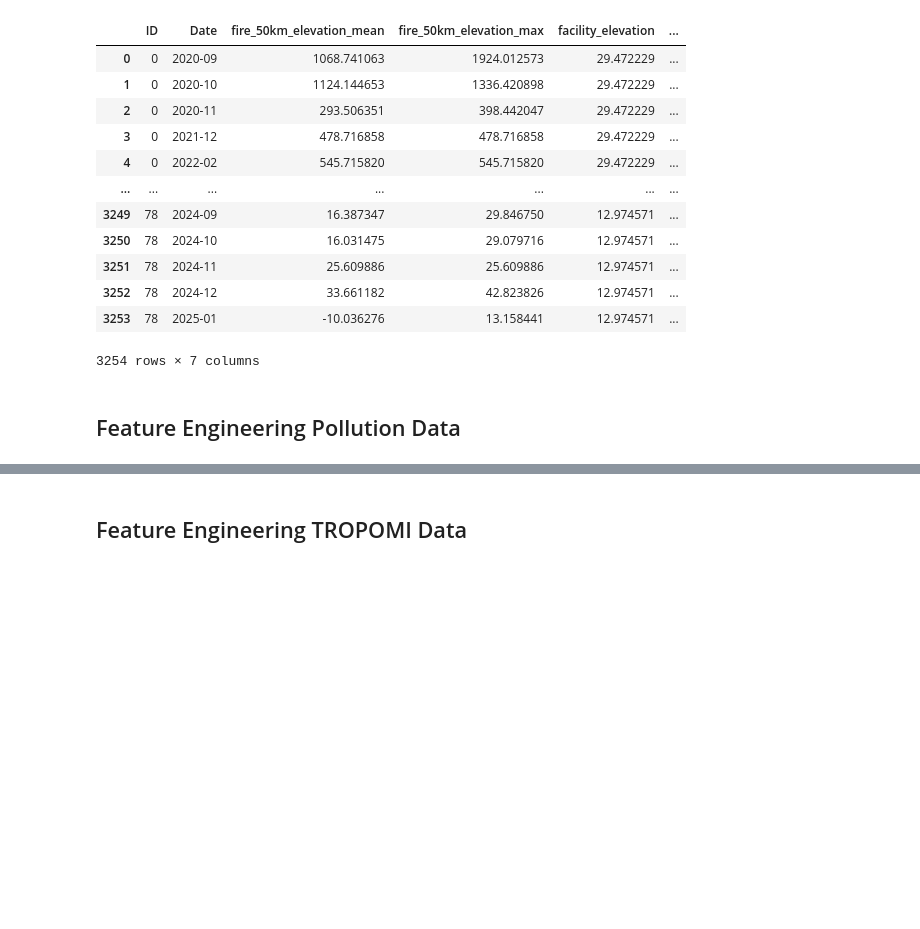
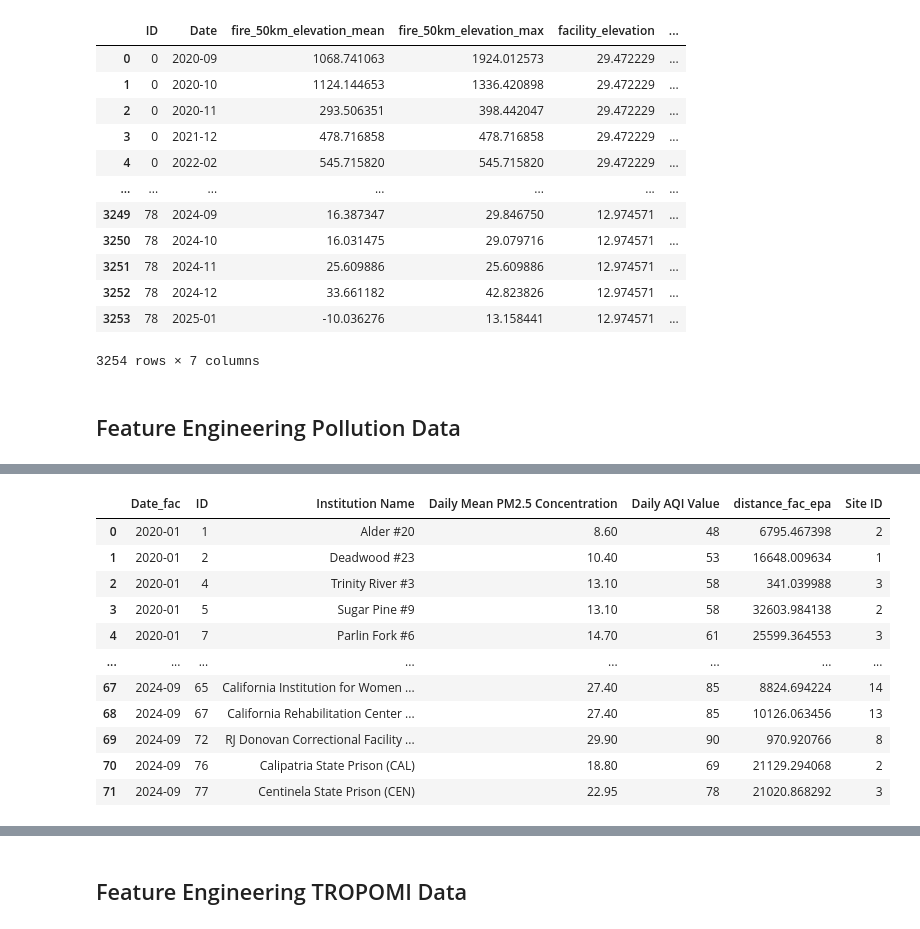
Before and after one commit to allisonsibrian/ca-wildfire-pollution-prison-project, a Jupyter notebook: ca_wildfire_feature_engineering.ipynb, the cells around one changed output, grey strips where cells are left out. Drawn from its saved outputs; the diff is of its cells as text; code cells hidden in the pictures; blank space fills up the shorter version.

Commit message:
finishing up epa feature engineeering, need to rename agg columns before moving to purpleair feature eng

```diff
--- a/ca_wildfire_feature_engineering.ipynb
+++ b/ca_wildfire_feature_engineering.ipynb
@@ -52,6 +58,9 @@ nasa_firms_path = directory_path.joinpath("data/fire_archive_SV-C2_705647.csv")
 
 # NASA FIRMS DEM data path:
 nasa_firms_dem_path = directory_path.joinpath("data/NASA_Fire_Elevations_Final.csv")
+
+# EPA daily PM2.5 path:
+epa_daily_pm_summaries_path = directory_path.joinpath("data/epa_pm_daily_summaries_2020_2025")
 # %% [markdown]
 ## Feature Engineering Wildfire Data
 # %% [markdown]
@@ -375,0 +387,79 @@ elevation_features
+# %%
+# Concatenating EPA Daily PM2.5 Summaries from 2020-2025 into one dataframe.
+
+epa_summaries_list = []
+def extract_epa_pm_data(path):
+    for i in range(6):
+        epa_yearly_summary_file = epa_daily_pm_summaries_path.joinpath(f"daily_pm_202{i}_data.csv")
+        epa_yearly_df = pd.read_csv(epa_yearly_summary_file)
+
+        if not epa_yearly_df.empty:
+            epa_summaries_list.append(epa_yearly_df)
+        else:
+            print(f"Could not find EPA Yearly Summary File for Year: 202{i}")
+    result = pd.concat(epa_summaries_list)
+    return result
+
+epa_daily_pm_california = extract_epa_pm_data(epa_daily_pm_summaries_path)
+epa_cal_filtered = epa_daily_pm_california[['Date', 'Site ID', 'POC', 'Daily Mean PM2.5 Concentration',
+                                            'Daily AQI Value', 'Site Latitude', 'Site Longitude']]
+
+# Group data to collapse POCs
+epa_cal_grouped = epa_cal_filtered.groupby(['Site ID', 'Date']).agg({
+    'Daily Mean PM2.5 Concentration': 'mean',
+    'Daily AQI Value': 'max',
+    'Site Latitude': 'first',
+    'Site Longitude': 'first'
+}).reset_index()
+
+# Utilize grouped data to find distance from facilities
+epa_fac = final_facilities_data.copy()
+
+# Converting epa df into a GeoDataFrame
+epa_cal_grouped = epa_cal_grouped.rename(columns={
+    'Site Latitude': 'Latitude',
+    'Site Longitude': 'Longitude'
+})
+
+epa_cal_grouped_gdf = gpd.GeoDataFrame(
+    epa_cal_grouped, geometry=gpd.points_from_xy(epa_cal_grouped.Longitude, epa_cal_grouped.Latitude), crs="EPSG:4326"
+)
+epa_cal_grouped_gdf = epa_cal_grouped_gdf.to_crs(epsg=3310)
+
+# Simplifying and dropping duplicates for facilities and EPA Monitor Sites
+epa_single_fac = epa_fac.drop_duplicates(subset=['Institution Name', 'ID'])
+epa_single_cal = epa_cal_grouped_gdf.drop_duplicates(subset=['Site ID'])
+
+merged_cross_epa_fac = pd.merge(epa_single_fac, epa_single_cal, how='cross', suffixes=('_fac', '_epa'))
+merged_cross_epa_fac['distance_fac_epa'] = merged_cross_epa_fac['Geometry'].distance(merged_cross_epa_fac['geometry'])
+
+# Filter for monitor distance that is < 50km away from facilities
+merged_distance_epa_fac = merged_cross_epa_fac[merged_cross_epa_fac['distance_fac_epa'] <=  50000]
+
+# Noting missing facilities without any monitors 50km away from them
+original_fac_ids = set(epa_fac['ID'].unique())
+epa_ids = set(merged_distance_epa_fac['ID'].unique())
+# missing_ids =
+
+# Aggregate EPA PM2.5 and facilities data
+epa_fac_agg_df = merged_distance_epa_fac.groupby(['Date_fac', 'ID', 'Institution Name']).agg({
+    'Daily Mean PM2.5 Concentration': 'max',
+    'Daily AQI Value': 'max',
+    'distance_fac_epa': 'min',
+    'Site ID': 'count'
+}).reset_index()
+
+epa_fac_agg_df
+# %% [output]
+|  | Date_fac | ID | Institution Name | Daily Mean PM2.5 Concentration | Daily AQI Value | distance_fac_epa | Site ID |
+| 0 | 2020-01 | 1 | Alder #20 | 8.60 | 48 | 6795.467398 | 2 |
+| 1 | 2020-01 | 2 | Deadwood #23 | 10.40 | 53 | 16648.009634 | 1 |
+| 2 | 2020-01 | 4 | Trinity River #3 | 13.10 | 58 | 341.039988 | 3 |
+| 3 | 2020-01 | 5 | Sugar Pine #9 | 13.10 | 58 | 32603.984138 | 2 |
+| 4 | 2020-01 | 7 | Parlin Fork #6 | 14.70 | 61 | 25599.364553 | 3 |
+| ... | ... | ... | ... | ... | ... | ... | ... |
+| 67 | 2024-09 | 65 | California Institution for Women ... | 27.40 | 85 | 8824.694224 | 14 |
+| 68 | 2024-09 | 67 | California Rehabilitation Center ... | 27.40 | 85 | 10126.063456 | 13 |
+| 69 | 2024-09 | 72 | RJ Donovan Correctional Facility ... | 29.90 | 90 | 970.920766 | 8 |
+| 70 | 2024-09 | 76 | Calipatria State Prison (CAL) | 18.80 | 69 | 21129.294068 | 2 |
+| 71 | 2024-09 | 77 | Centinela State Prison (CEN) | 22.95 | 78 | 21020.868292 | 3 |
```
Also changed, not shown: parts of 6 cells of this notebook.
